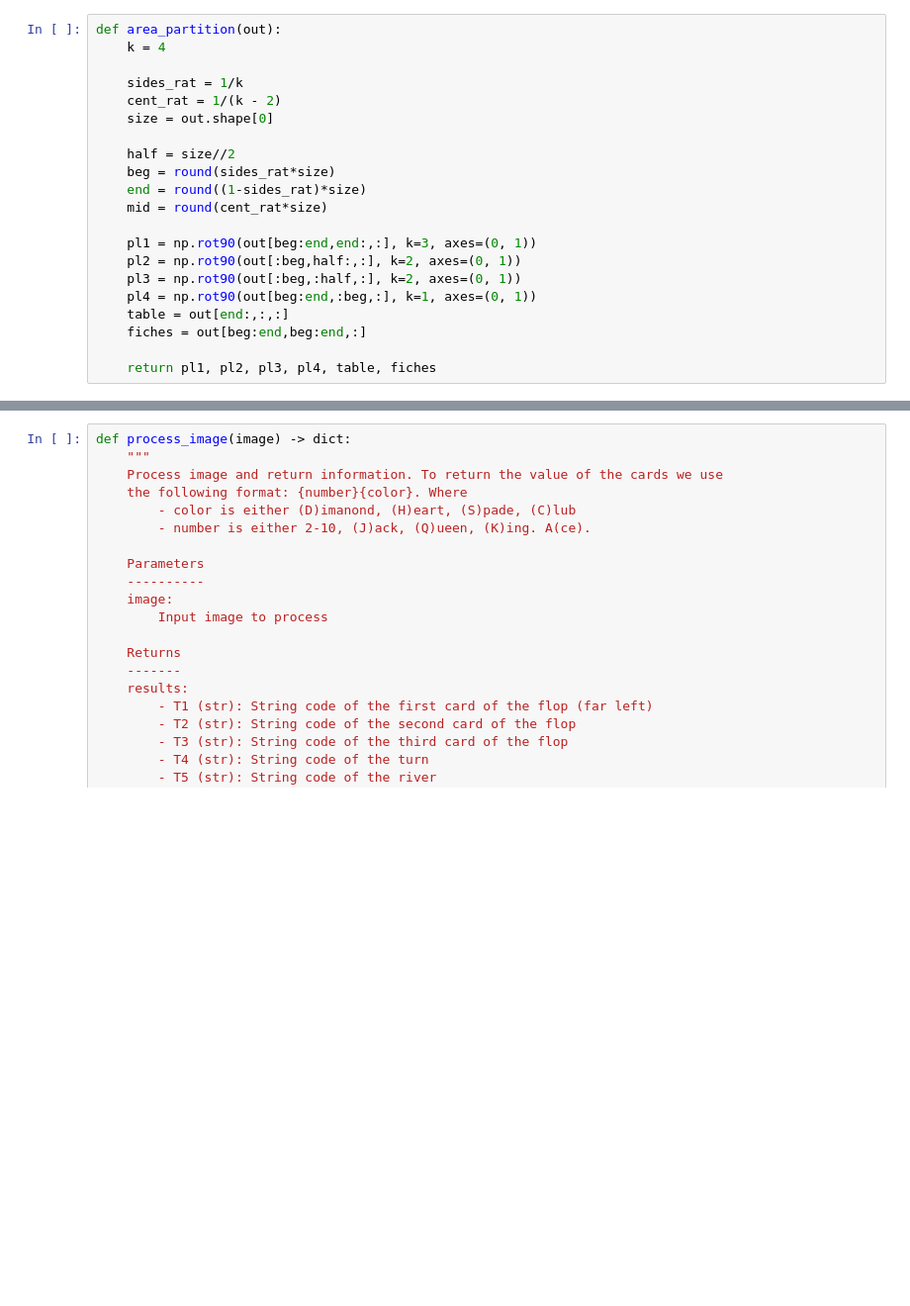
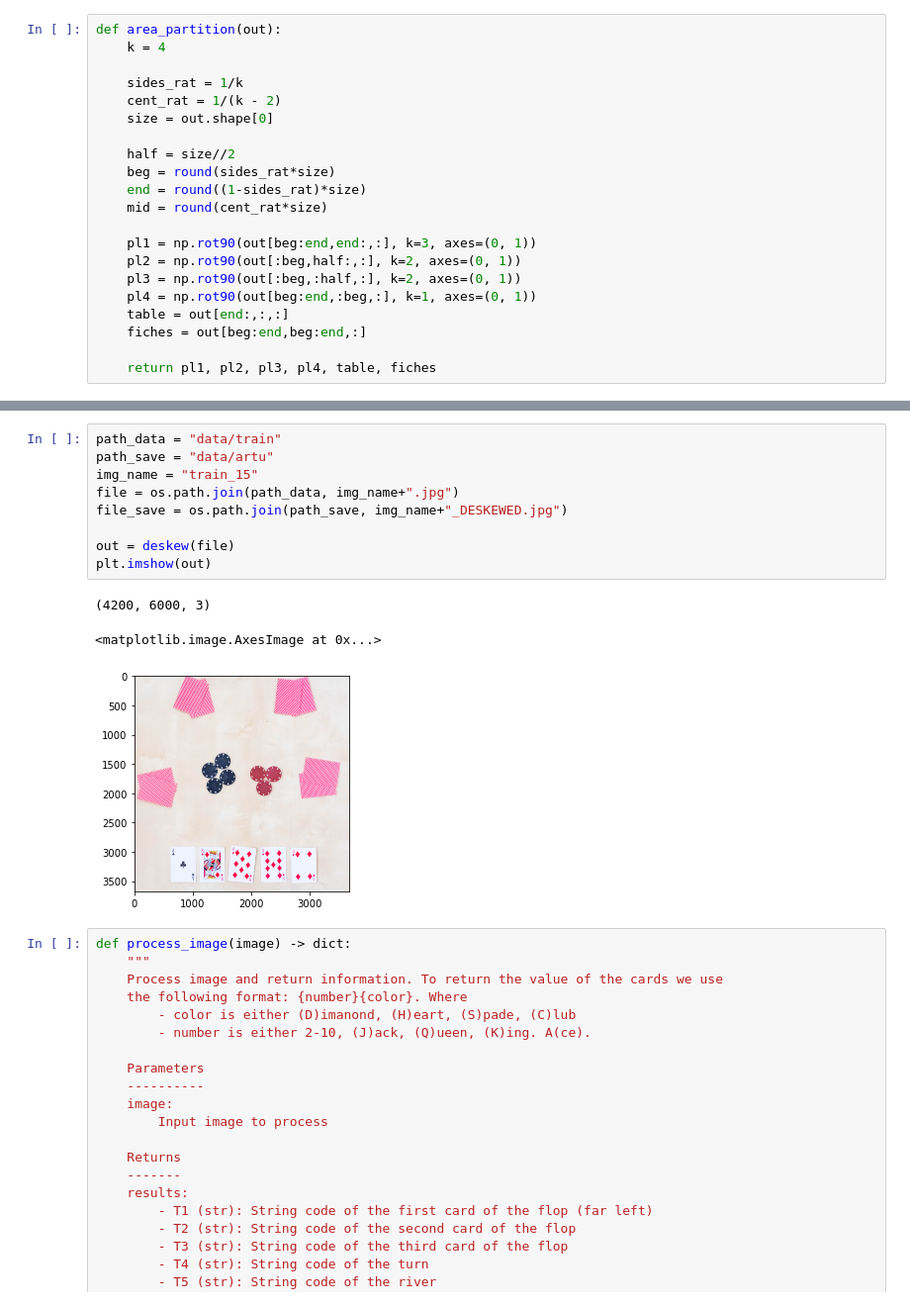
Before and after one commit to fraborg99/Iapr_final_project, a Jupyter notebook: project.ipynb, the cells around one changed output, grey strips where cells are left out. Shown at 99% size. Saved outputs shown, nothing was run; the diff lists cells and outputs as text; blank space fills up the shorter version.

```diff
--- a/project.ipynb
+++ b/project.ipynb
@@ -345,3 +350,16 @@ for i in range(6):
+# %%
+path_data = "data/train"
+path_save = "data/artu"
+img_name = "train_15"
+file = os.path.join(path_data, img_name+".jpg")
+file_save = os.path.join(path_save, img_name+"_DESKEWED.jpg")
+
+out = deskew(file)
+plt.imshow(out)
+# %% [output]
+(4200, 6000, 3)
+<matplotlib.image.AxesImage at 0x...>
+[figure, added]
 # %%
 def process_image(image) -> dict:
     """
```
Also changed, not shown: parts of 4 cells of this notebook.
